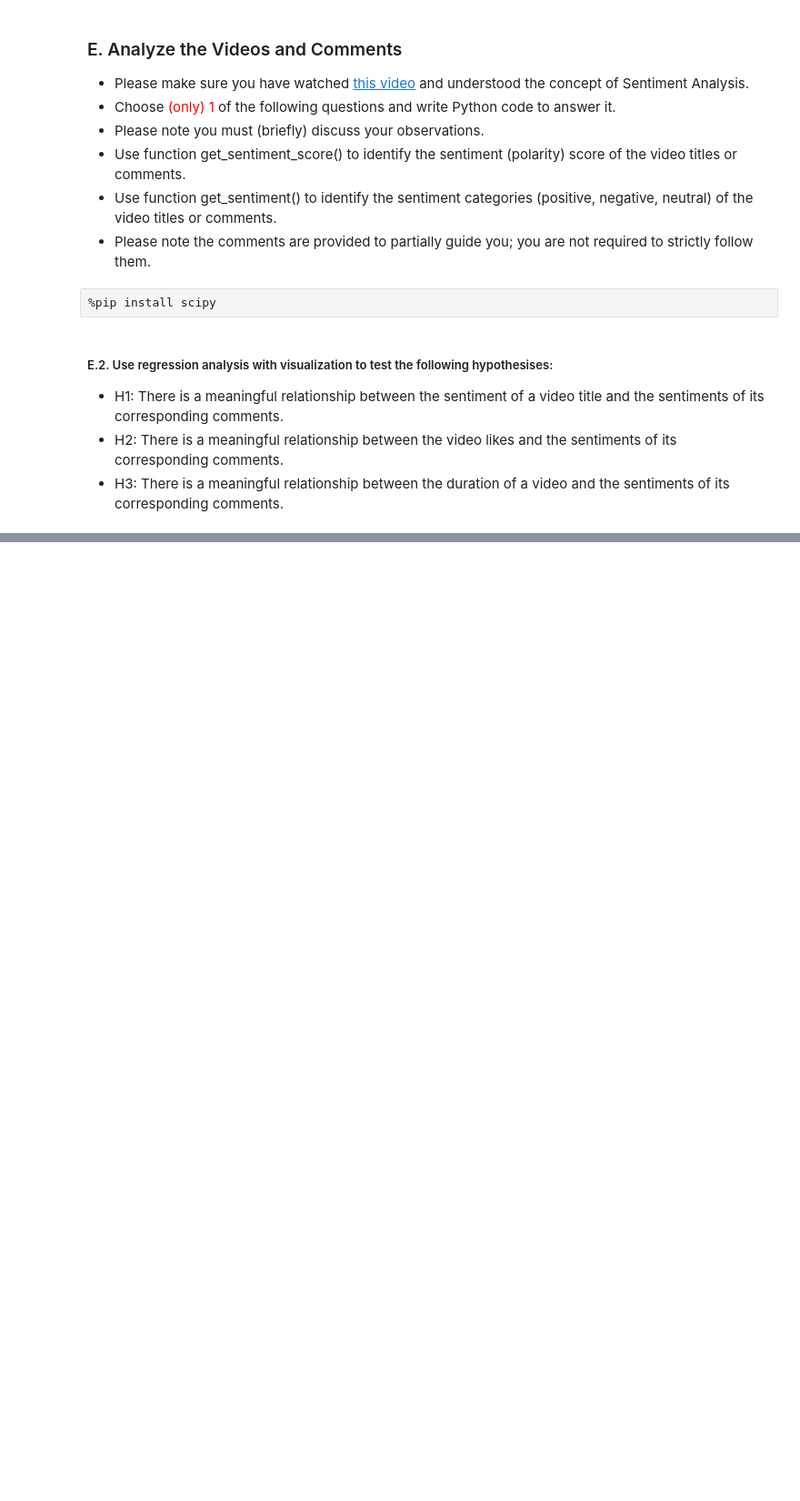
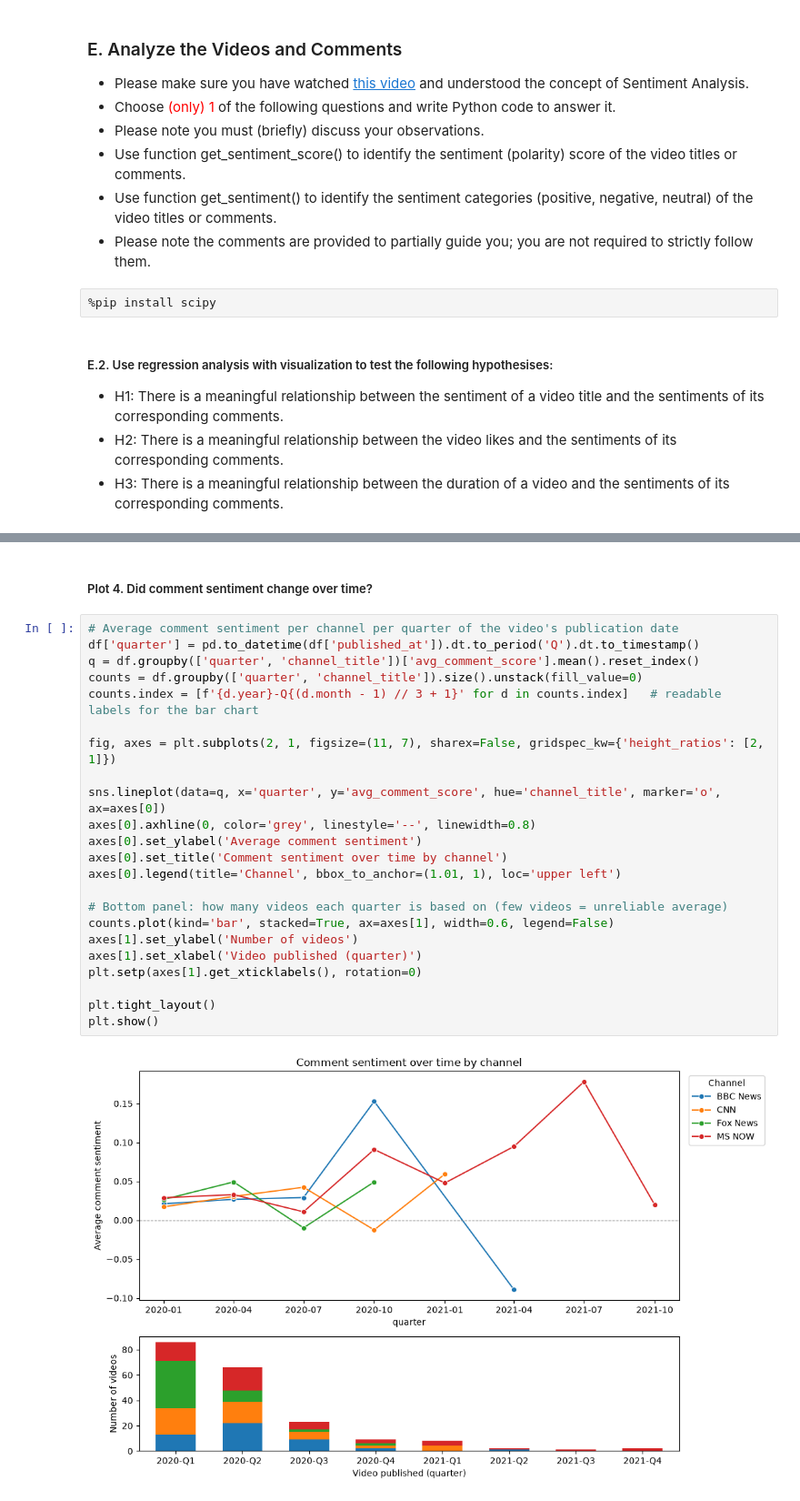
Before and after one commit to srishti-9/SIT112_HD, a Jupyter notebook: HD1.ipynb, the cells around one changed output, grey strips where cells are left out. Shown at 91% size. Saved outputs shown, nothing was run; the diff lists cells and outputs as text; blank space fills up the shorter version.

```diff
--- a/HD1.ipynb
+++ b/HD1.ipynb
@@ -365,0 +572,27 @@ Limitations: the comments are just a sample (one page of comments per video); st
+# %% [markdown]
+##### Plot 4. Did comment sentiment change over time?
+# %%
+# Average comment sentiment per channel per quarter of the video's publication date
+df['quarter'] = pd.to_datetime(df['published_at']).dt.to_period('Q').dt.to_timestamp()
+q = df.groupby(['quarter', 'channel_title'])['avg_comment_score'].mean().reset_index()
+counts = df.groupby(['quarter', 'channel_title']).size().unstack(fill_value=0)
+counts.index = [f'{d.year}-Q{(d.month - 1) // 3 + 1}' for d in counts.index]   # readable labels for the bar chart
+
+fig, axes = plt.subplots(2, 1, figsize=(11, 7), sharex=False, gridspec_kw={'height_ratios': [2, 1]})
+
+sns.lineplot(data=q, x='quarter', y='avg_comment_score', hue='channel_title', marker='o', ax=axes[0])
+axes[0].axhline(0, color='grey', linestyle='--', linewidth=0.8)
+axes[0].set_ylabel('Average comment sentiment')
+axes[0].set_title('Comment sentiment over time by channel')
+axes[0].legend(title='Channel', bbox_to_anchor=(1.01, 1), loc='upper left')
+
+# Bottom panel: how many videos each quarter is based on (few videos = unreliable average)
+counts.plot(kind='bar', stacked=True, ax=axes[1], width=0.6, legend=False)
+axes[1].set_ylabel('Number of videos')
+axes[1].set_xlabel('Video published (quarter)')
+plt.setp(axes[1].get_xticklabels(), rotation=0)
+
+plt.tight_layout()
+plt.show()
+# %% [output]
+[figure, added]
```
Also changed, not shown: parts of 22 cells of this notebook.
